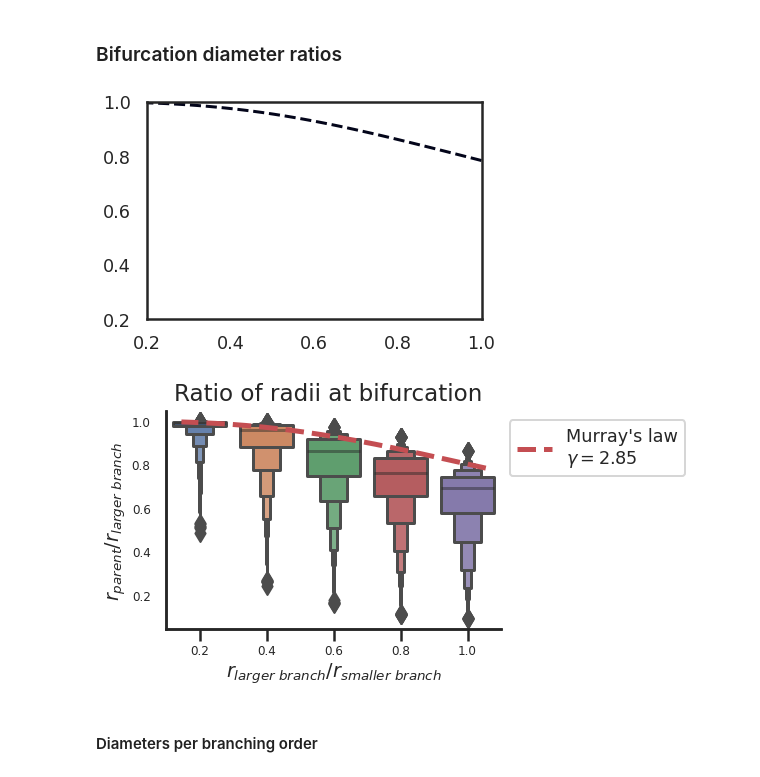
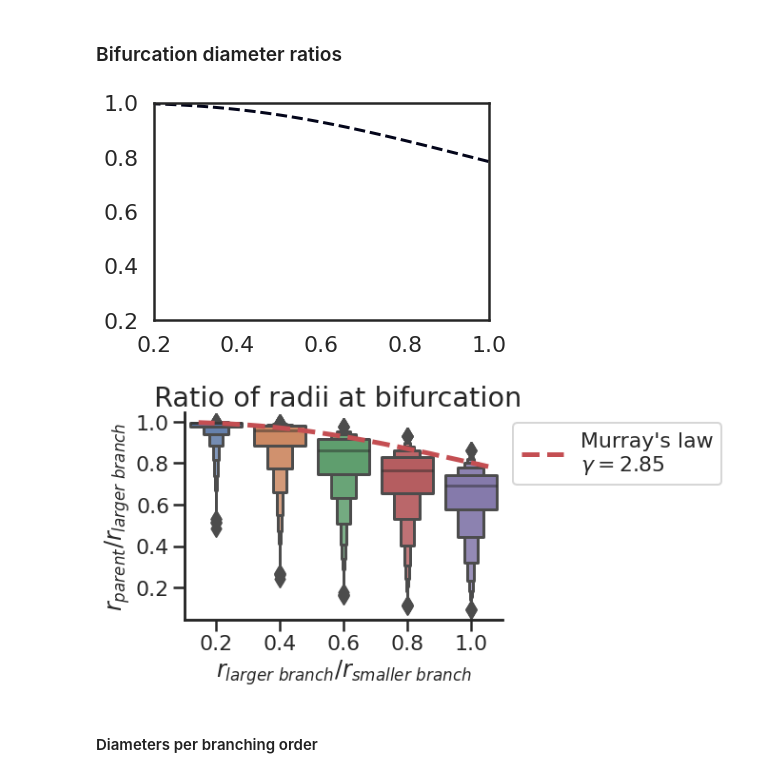
Before and after one commit to remihndz/Virtual-Angiogenesis, a Jupyter notebook: Results-8-patients/Analyse-Simulations.ipynb, the cells around one changed output. Drawn from its saved outputs; the diff is of its cells as text; code cells hidden in the pictures.

```diff
--- a/Results-8-patients/Analyse-Simulations.ipynb
+++ b/Results-8-patients/Analyse-Simulations.ipynb
@@ -3,5 +3,5 @@ import seaborn as sns
 import numpy as np
 import matplotlib.pyplot as plt
 import pandas as pd
-sns.set_theme(context='poster', palette='deep',style='white', font_scale=0.8)
-print('Seaborn version:', sns.__version__)
+sns.set_theme(context='poster', palette='deep',style='white', font_scale=1)
+assert(sns.__version__=='0.11.2')
@@ -119,39 +118,40 @@ cs = plt.contour(X,Y,z, [0], linestyles='--', linewidths=3)
 v = cs.allsegs[0][0]
 x,y = v[:,0], v[:,1]
 # %% [output]
-[figure, old version]
+[figure, new version]
 # %%
 df = pd.read_csv('DiameterRatiosAtBifurcations.dat', sep=' ')
 Title = "Ratio of radii at bifurcation\n"
 df['Cat'] = pd.cut(df.SmallerBranchOverLarger, bins=[0.0,0.2,0.4,0.6,0.8,1.0])
 
 fig, g = plt.subplots()
-
 
 sns.boxenplot(data=df, x='Cat', y='LargerBranchOverParent', ax=g)
 ax2 = g.twiny()
 ax2.plot(x,y,'r--', linewidth=5, label="Murray's law\n"+r"$\gamma=2.85$")
 
 # g.set_ylabel("Larger branch to\nparent ratio")
 # g.set_xlabel('Larger to smaller branch ratio')
 g.set_ylabel(r'$r_{parent}/r_{larger\ branch}$')
 g.set_xlabel(r'$r_{larger\ branch}/r_{smaller\ branch}$')
 
 ax2.set_xticks([])
-ticks = [0.2,0.4,0.6,0.8,1.0]
-g.set_yticks(ticks)
-g.set_yticklabels(ticks, size=12)
-g.set_xticklabels(ticks, size=12)
-#g.set_xticklabels(g.ax.get_xticklabels(), rotation=40,ha='right', size=10)
 fig.suptitle(Title)
 g.spines['top'].set_visible(False)
 ax2.spines['top'].set_visible(False)
 g.spines['right'].set_visible(False)
 ax2.spines['right'].set_visible(False)
+
+
+ticks = [0.2,0.4,0.6,0.8,1.0]
+g.set_xticklabels(ticks)
+g.set_yticks(ticks)
+g.set_yticklabels(ticks)
+g.tick_params(left=True, bottom=True)
+
 plt.legend(bbox_to_anchor=(1.,1), loc="upper left")
-
 fig.savefig('BifurcationRatios.jpg', dpi=400, bbox_inches='tight')
 # %% [output]
-[figure, old version]
+[figure, new version]
 # %% [markdown]
 #### Diameters per branching order
```
Also changed, not shown: parts of 10 cells of this notebook.
